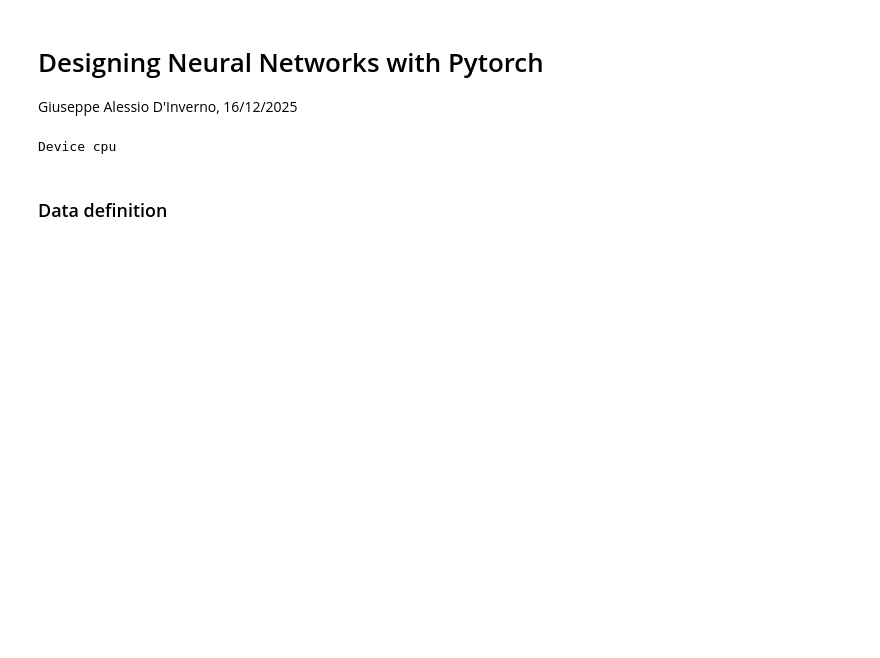
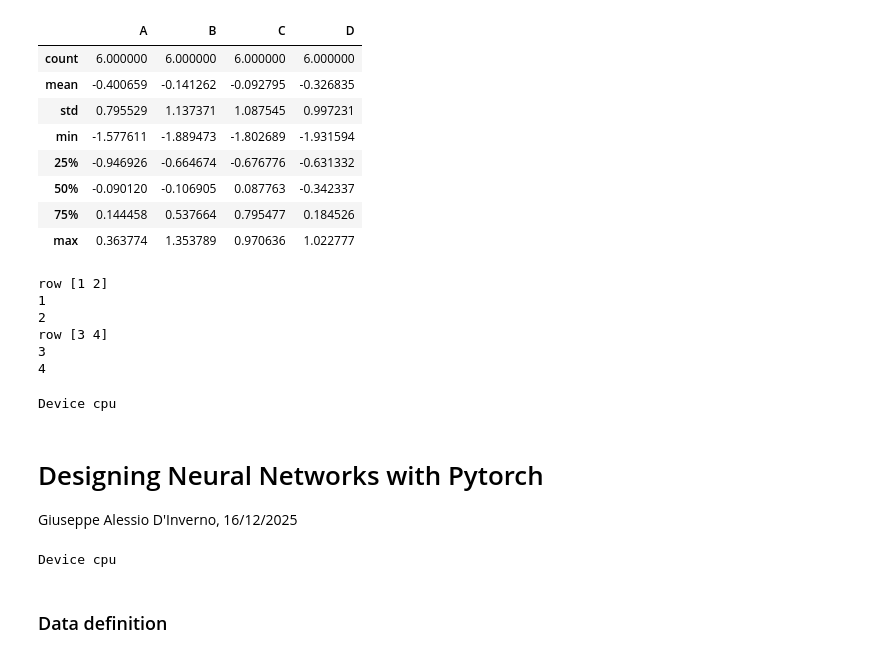
Before and after one commit to pcafrica/advanced_programming_2025-2026, a Jupyter notebook: lectures/13/example.ipynb, the cells around one changed output. Drawn from its saved outputs; the diff is of its cells as text; code cells hidden in the pictures; blank space fills up the shorter version.

```diff
--- a/lectures/13/example.ipynb
+++ b/lectures/13/example.ipynb
@@ -0,0 +63,3 @@
+# %%
+dates = pd.date_range("20130101", periods=6)
+df = pd.DataFrame(np.random.randn(6, 4), index=dates, columns=list("ABCD"))
@@ -0,0 +76,25 @@
+# %%
+df.describe()
+# %% [output]
+|  | A | B | C | D |
+| count | 6.000000 | 6.000000 | 6.000000 | 6.000000 |
+| mean | -0.400659 | -0.141262 | -0.092795 | -0.326835 |
+| std | 0.795529 | 1.137371 | 1.087545 | 0.997231 |
+| min | -1.577611 | -1.889473 | -1.802689 | -1.931594 |
+| 25% | -0.946926 | -0.664674 | -0.676776 | -0.631332 |
+| 50% | -0.090120 | -0.106905 | 0.087763 | -0.342337 |
+| 75% | 0.144458 | 0.537664 | 0.795477 | 0.184526 |
+| max | 0.363774 | 1.353789 | 0.970636 | 1.022777 |
+# %%
+M = np.array([[1, 2], [3, 4]])
+for row in M:
+    print("row", row)
+    for element in row:
+        print(element)
+# %% [output]
+row [1 2]
+1
+2
+row [3 4]
+3
+4
@@ -1,3 +105,8 @@
+# %%
+device = torch.device("cuda") if torch.cuda.is_available() else torch.device("cpu")
+print("Device", device)
+# %% [output]
+Device cpu
 # %% [markdown]
 # Designing Neural Networks with Pytorch
 Giuseppe Alessio D'Inverno, 16/12/2025
```
Also changed, not shown: parts of 11 cells of this notebook, 4 other files.
